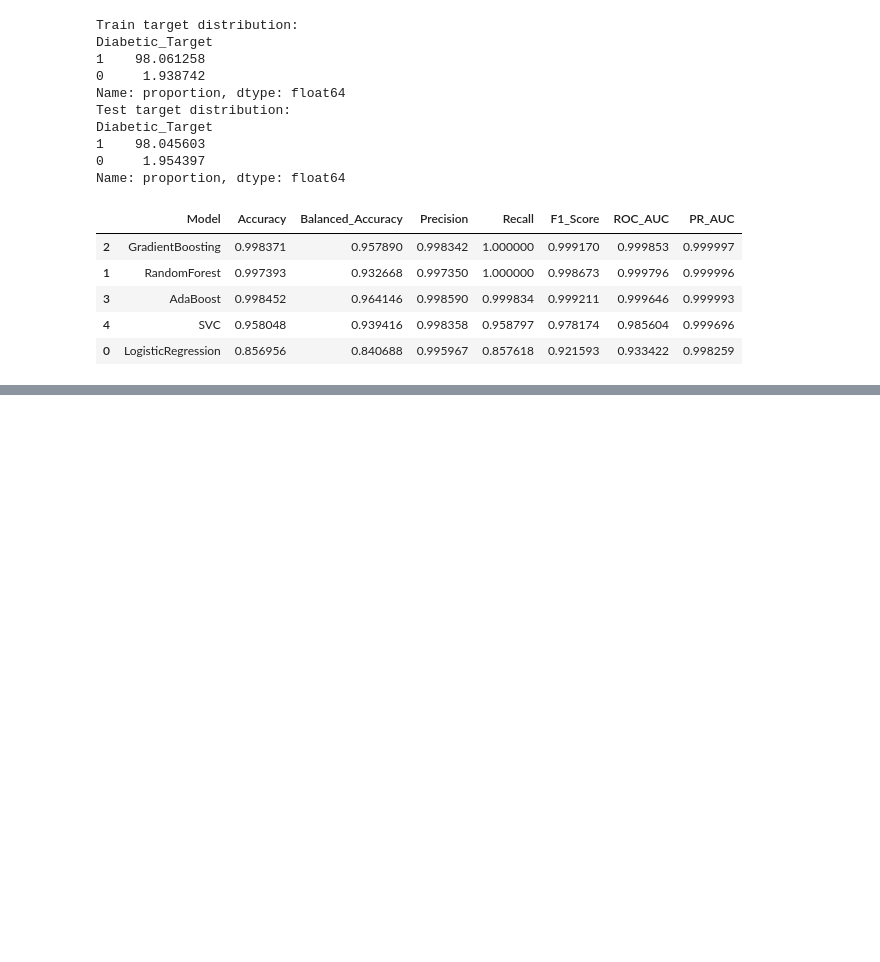
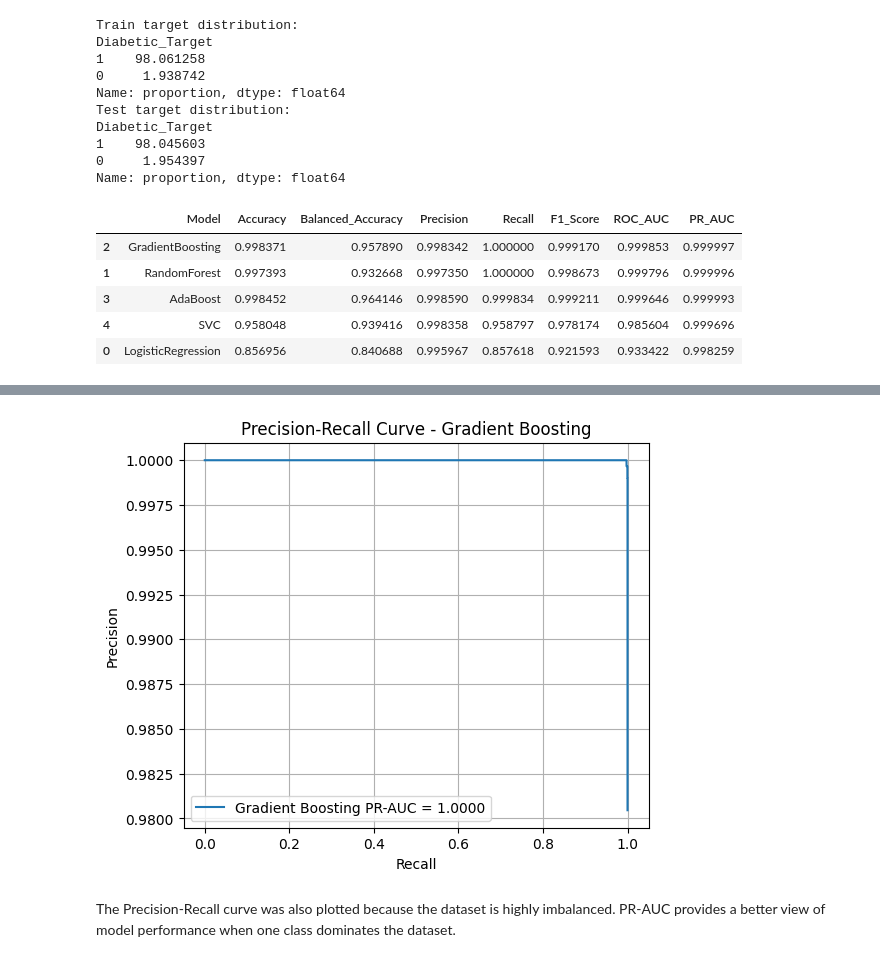
Before and after one commit to suyogkarki1/Diabetes-Detection-Using-Gradient-Boosting, a Jupyter notebook: blood_glucose.ipynb, the cells around one changed output, grey strips where cells are left out. Saved outputs shown, nothing was run; the diff lists cells and outputs as text; code cells hidden in the pictures; blank space fills up the shorter version.

```diff
--- a/blood_glucose.ipynb
+++ b/blood_glucose.ipynb
@@ -949,0 +1075,25 @@ a="samart"
+# %%
+from sklearn.metrics import precision_recall_curve, average_precision_score
+
+# Predicted probability for class 1 = Diabetic
+y_proba = gb_model.predict_proba(X_test)[:, 1]
+
+# Precision-recall values
+precision, recall, thresholds = precision_recall_curve(y_test, y_proba)
+
+# PR-AUC score
+pr_auc = average_precision_score(y_test, y_proba)
+
+plt.figure(figsize=(6, 5))
+plt.plot(recall, precision, label=f'Gradient Boosting PR-AUC = {pr_auc:.4f}')
+
+plt.title('Precision-Recall Curve - Gradient Boosting')
+plt.xlabel('Recall')
+plt.ylabel('Precision')
+plt.legend()
+plt.grid()
+plt.show()
+# %% [output]
+[figure, added]
+# %% [markdown]
+The Precision-Recall curve was also plotted because the dataset is highly imbalanced. PR-AUC provides a better view of model performance when one class dominates the dataset.
```
Also changed, not shown: parts of 23 cells of this notebook.
